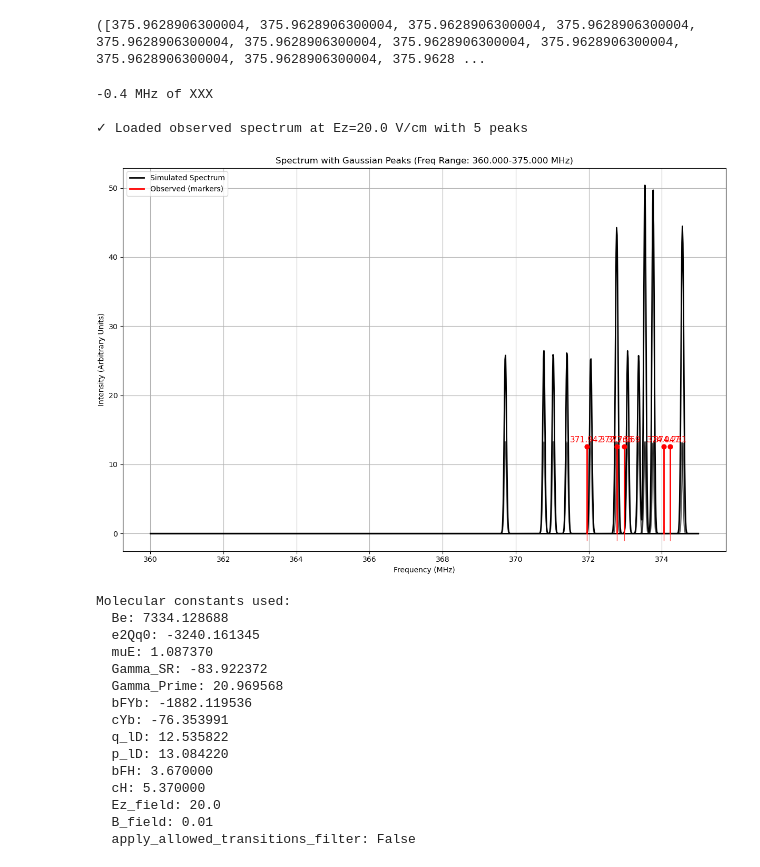
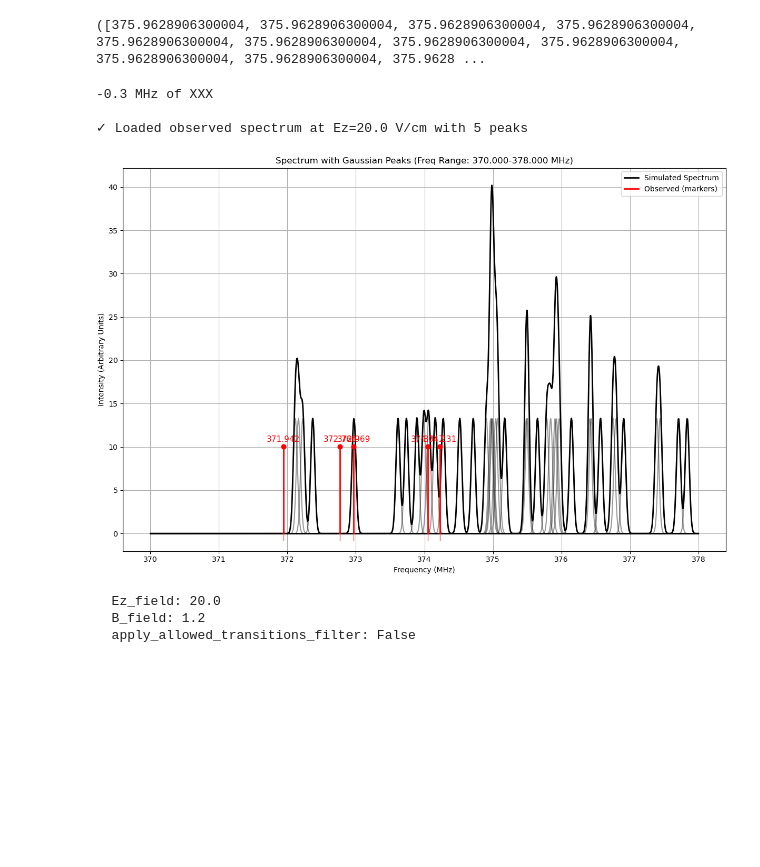
Before and after one commit to YuikiTakahashi/Molecule_spectrum_prediction, a Jupyter notebook: 173_prediction_Mar2026.ipynb, the cells around one changed output. Saved outputs shown, nothing was run; the diff lists cells and outputs as text; code cells hidden in the pictures; blank space fills up the shorter version.

```diff
--- a/173_prediction_Mar2026.ipynb
+++ b/173_prediction_Mar2026.ipynb
@@ -475,3 +475,8 @@ def summarize_fit(matched_df):
     rms = np.sqrt(np.mean(residuals**2))
     weighted_rms = np.sqrt(np.mean((residuals / weights) ** 2))
     return {"rms": rms, "weighted_rms": weighted_rms, "n_points": int(valid.sum())}
+# %%
+# Compatibility alias for cells that use B_field (lowercase)
+if "B_field" not in globals():
+    B_field = globals().get("B_FIELD", globals().get("Bfield", 1e-8))
+print(f"B_field alias set to {B_field}")
@@ -1252,6 +1259,7 @@ def plot_spectrum_with_constants(
     exclude_F_transitions=None,
     deltaF_criteria = 2,
     laser_polarization = 'orth',
+    print_const = True,
 ):
     """
     Plot two-photon spectrum with specified molecular constants.
@@ -1542,10 +1550,11 @@ def plot_spectrum_with_constants(
         ax.legend()
         plt.show()
 
-        print("\nMolecular constants used:")
-        for key in ['Be', 'e2Qq0', 'muE', 'Gamma_SR', 'Gamma_Prime', 'bFYb', 'cYb', 'q_lD', 'p_lD', 'bFH', 'cH']:
-            if key in new_params:
-                print(f"  {key}: {new_params[key]:.6f}")
+        if print_const:
+            print("\nMolecular constants used:")
+            for key in ['Be', 'e2Qq0', 'muE', 'Gamma_SR', 'Gamma_Prime', 'bFYb', 'cYb', 'q_lD', 'p_lD', 'bFH', 'cH']:
+                if key in new_params:
+                    print(f"  {key}: {new_params[key]:.6f}")
         print(f"  Ez_field: {Ez_field}")
         print(f"  B_field: {B_field}")
         if min_M0 is not None:
@@ -1971,57 +1993,48 @@ def show_transition_arrow_dashboard(
 reset_plots()
 %matplotlib inline
 # %%
-xxx_values = [-0.4]
+xxx_values = [-0.3]
 
 Efield = 20.0
-Bfield = 1e-2
+Bfield = 1.2
 
 
 for xxx in xxx_values:
     print()
     print(xxx, 'MHz of XXX')
     print()
 
     plot_spectrum_with_constants(
         Ez_field=Efield,
         B_field=Bfield,
-        e2Qq0=-0.108347 * c_from_inversecm_to_MHz + 8,
+        e2Qq0=-0.108347 * c_from_inversecm_to_MHz - 36,
         Gamma_SR=-83.922372,
-        freq_min=360,
-        freq_max=375,
-        q_lD=12.535822 + 0,
+        freq_min=370,
+        freq_max=378,
+        q_lD=12.535822 + 1,
+        p_lD=0,
         bfH=4.07 + xxx,
         cH=5.49 + 0.3 * xxx,
-        muE= 1* (2.16) * 0.503412,
+        muE= 0.97* (2.16) * 0.503412,
         cYb=-76.353991,
         freq_width=0.03,
         obs_marker_frac=0.25,
         min_M0= None,
         use_debug_calc=True,
         apply_allowed_transitions_filter=False,
-        #exclude_F_transitions=[(3.5, 3.5)],
-        deltaF_criteria = 10000,
+        #exclude_F_transitions=[(3.5, 2.5)],
+        deltaF_criteria = 2,
         laser_polarization='orth',
+
+        print_const = False,
     )
 # %% [output]
--0.4 MHz of XXX
+-0.3 MHz of XXX
 
 ✓ Loaded observed spectrum at Ez=20.0 V/cm with 5 peaks
-[figure, old version]
+[figure, new version]
-Molecular constants used:
-  Be: 7334.128688
-  e2Qq0: -3240.161345
-  muE: 1.087370
-  Gamma_SR: -83.922372
-  Gamma_Prime: 20.969568
-  bFYb: -1882.119536
-  cYb: -76.353991
-  q_lD: 12.535822
-  p_lD: 13.084220
-  bFH: 3.670000
-  cH: 5.370000
   Ez_field: 20.0
-  B_field: 0.01
+  B_field: 1.2
   apply_allowed_transitions_filter: False
 # %%
 # Run after plot_spectrum_with_constants(...) so LAST_FILTERED_TRANSITIONS is populated
```
Also changed, not shown: parts of 5 cells of this notebook, 7 other files.
